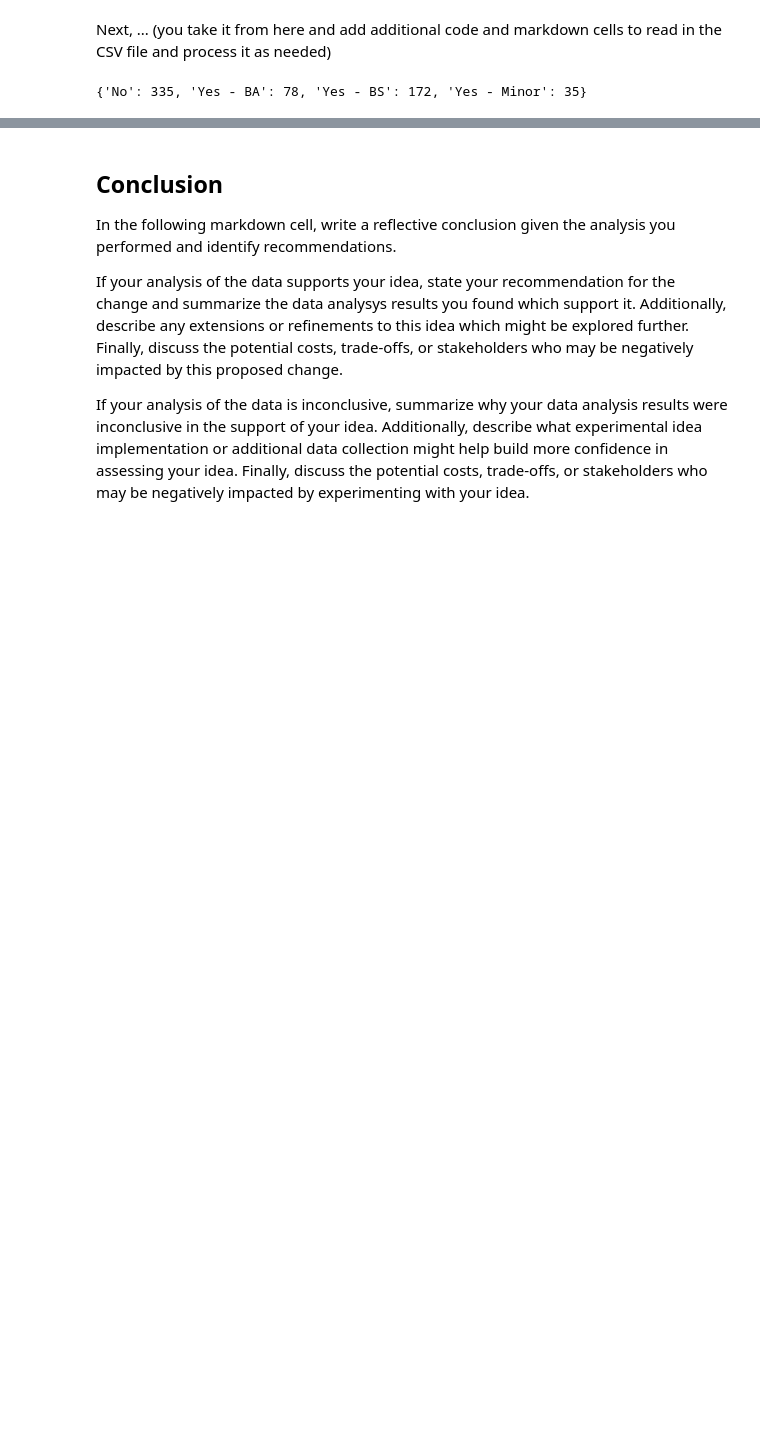
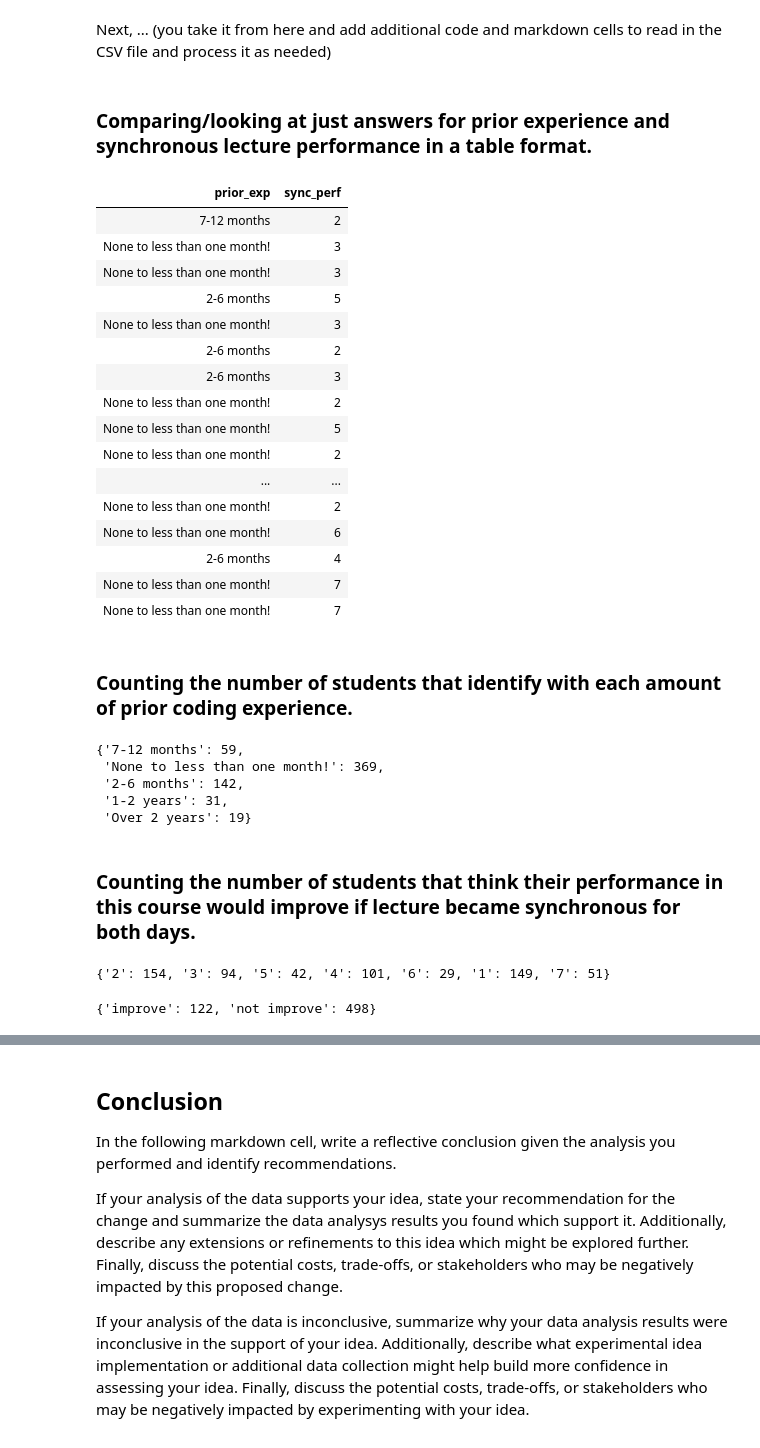
Before and after one commit to fionap17/comp110-22s-workspace, a Jupyter notebook: exercises/ex08/analysis.ipynb, the cells around one changed output, grey strips where cells are left out. Drawn from its saved outputs; the diff is of its cells as text; code cells hidden in the pictures; blank space fills up the shorter version.

```diff
--- a/exercises/ex08/analysis.ipynb
+++ b/exercises/ex08/analysis.ipynb
@@ -98,9 +75,3 @@ Next, ... (you take it from here and add additional code and markdown cells to r
 SURVEY_DATA_CSV_FILE_PATH: str = "../../data/survey.csv"
 data_rows: list[dict[str, str]] = read_csv_rows(SURVEY_DATA_CSV_FILE_PATH)
 total_table: dict[str, list[str]] = columnar(data_rows)
-# %%
-"""Counts the number of students taking the class that are CS majors/minors."""
-cs_majors: list[str] = total_table["comp_major"]
-count(cs_majors)
-# %% [output]
-{'No': 335, 'Yes - BA': 78, 'Yes - BS': 172, 'Yes - Minor': 35}
@@ -108,0 +78,48 @@ count(cs_majors)
+# %% [markdown]
+### Comparing/looking at just answers for prior experience and synchronous lecture performance in a table format.
+# %%
+comparison: list[str] = ["prior_exp", "sync_perf"]
+selected_comparison: dict[str, list[str]] = select(total_table, comparison)
+tabulate(head(selected_comparison, 620), selected_comparison.keys(), "html")
+# %% [output]
+| prior_exp | sync_perf |
+| 7-12 months | 2 |
+| None to less than one month! | 3 |
+| None to less than one month! | 3 |
+| 2-6 months | 5 |
+| None to less than one month! | 3 |
+| 2-6 months | 2 |
+| 2-6 months | 3 |
+| None to less than one month! | 2 |
+| None to less than one month! | 5 |
+| None to less than one month! | 2 |
+| ... | ... |
+| None to less than one month! | 2 |
+| None to less than one month! | 6 |
+| 2-6 months | 4 |
+| None to less than one month! | 7 |
+| None to less than one month! | 7 |
+# %% [markdown]
+### Counting the number of students that identify with each amount of prior coding experience.
+# %%
+experience: list[str] = total_table["prior_exp"]
+count(experience)
+# %% [output]
+{'7-12 months': 59,
+ 'None to less than one month!': 369,
+ '2-6 months': 142,
+ '1-2 years': 31,
+ 'Over 2 years': 19}
+# %% [markdown]
+### Counting the number of students that think their performance in this course would improve if lecture became synchronous for both days.
+# %%
+improvement: list[str] = total_table["sync_perf"]
+count(improvement)
+# %% [output]
+{'2': 154, '3': 94, '5': 42, '4': 101, '6': 29, '1': 149, '7': 51}
+# %%
+answers: list[str] = ["5", "6", "7"]
+table: dict[str, int] = count(improvement)
+improved(table, answers)
+# %% [output]
+{'improve': 122, 'not improve': 498}
```
Also changed, not shown: parts of 10 cells of this notebook, 2 other files.
